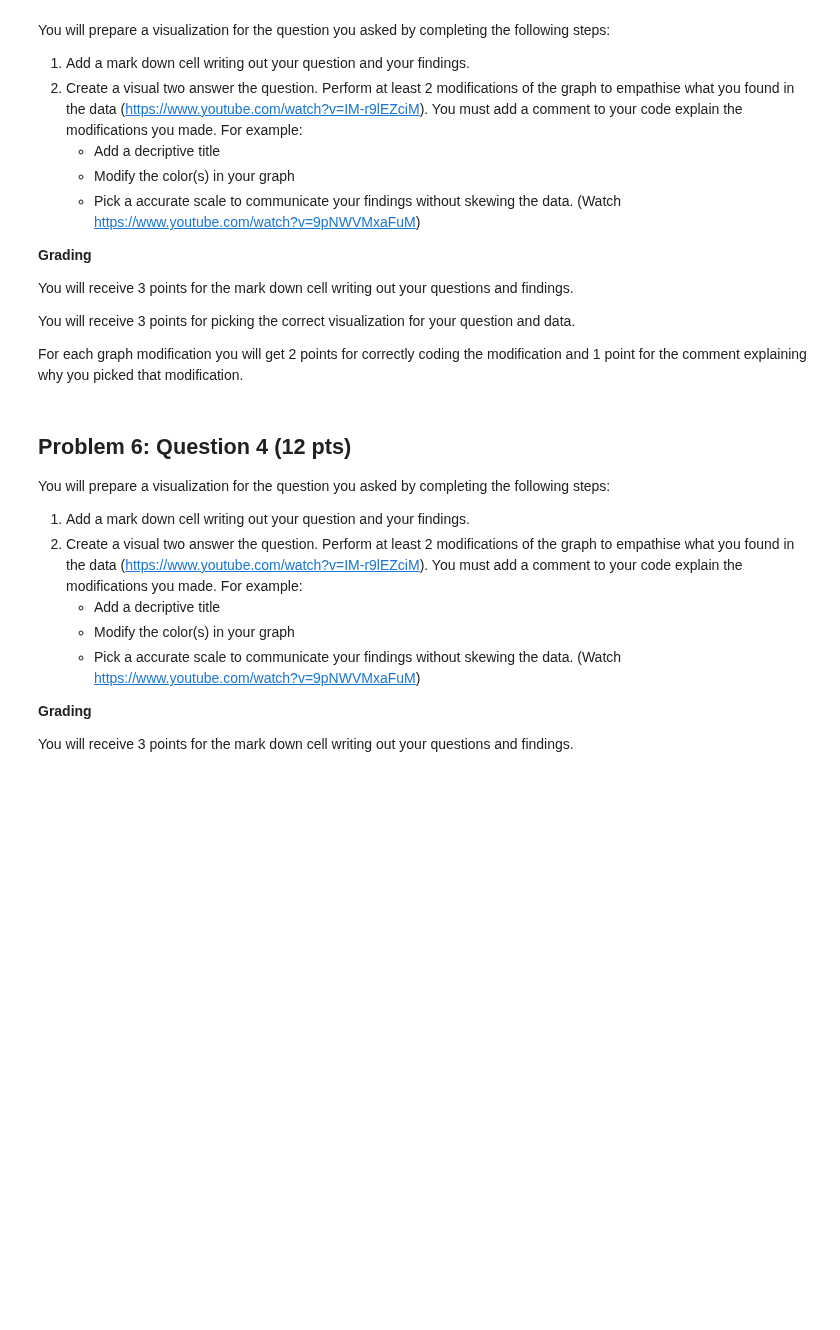
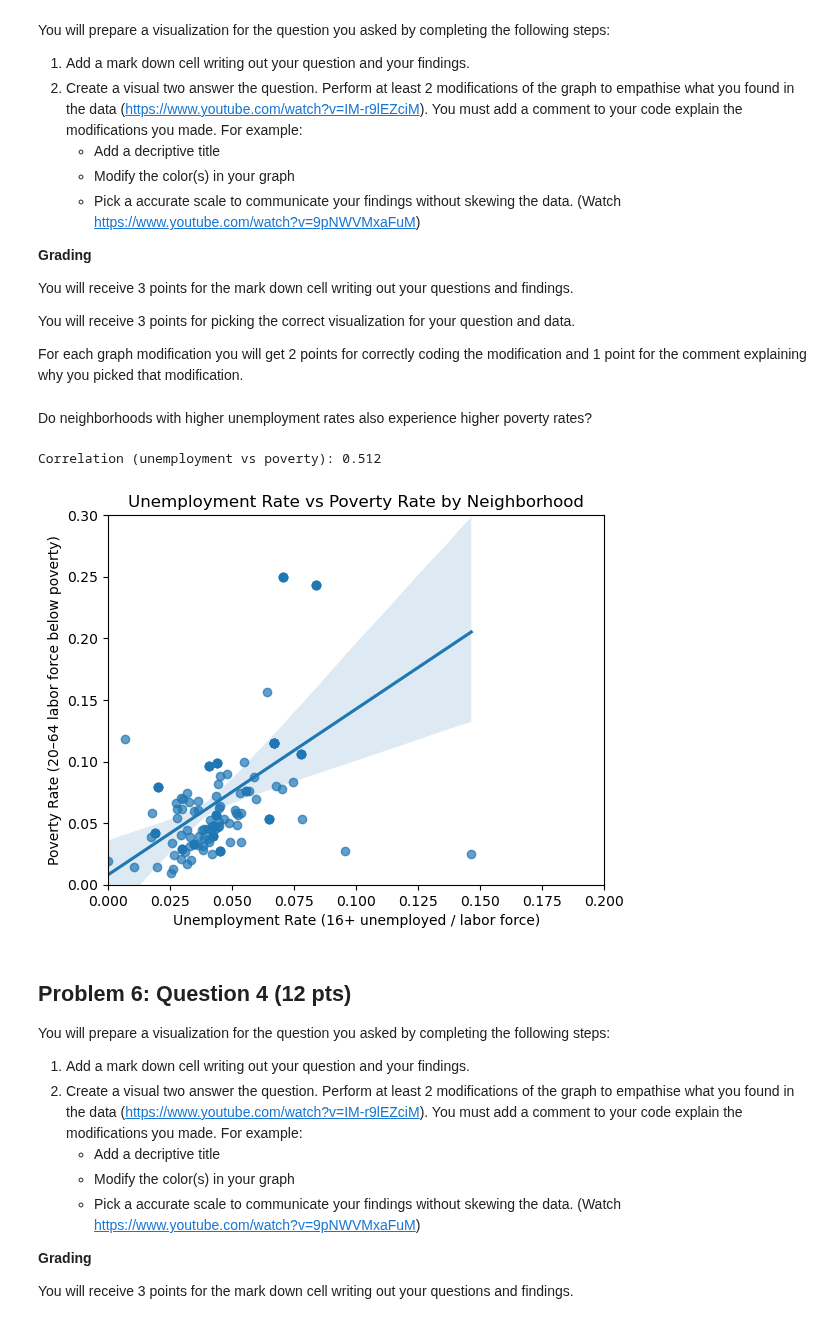
Before and after one commit to dmerced05/Daniel_AD450, a Jupyter notebook: week_9_viz_determ.ipynb, the cells around one changed output. Drawn from its saved outputs; the diff is of its cells as text; code cells hidden in the pictures; blank space fills up the shorter version.

```diff
--- a/week_9_viz_determ.ipynb
+++ b/week_9_viz_determ.ipynb
@@ -257,6 +475,30 @@ You will receive 3 points for the mark down cell writing out your questions and
 You will receive 3 points for picking the correct visualization for your question and data.
 
 For each graph modification you will get 2 points for correctly coding the modification and 1 point for the comment explaining why you picked that modification.
+# %% [markdown]
+Do neighborhoods with higher unemployment rates also experience higher poverty rates?
+# %%
+ax = sns.regplot(
+    data=merged_df,
+    x="Unemployment_Rate",
+    y="Poverty_Rate",
+    scatter_kws={"alpha": 0.7} # Transparency for overplotting
+)
+
+# Added descriptive titles
+ax.set_title("Unemployment Rate vs Poverty Rate by Neighborhood")
+ax.set_xlabel("Unemployment Rate (16+ unemployed / labor force)")
+ax.set_ylabel("Poverty Rate (20–64 labor force below poverty)")
+
+# Fixed the rates
+ax.set_xlim(0, 0.2)
+ax.set_ylim(0, 0.3)
+
+corr_val = merged_df["Unemployment_Rate"].corr(merged_df["Poverty_Rate"])
+print("Correlation (unemployment vs poverty):", round(corr_val, 3))
+# %% [output]
+Correlation (unemployment vs poverty): 0.512
+[figure, added]
 # %% [markdown]
 ## Problem 6: Question 4 (12 pts)
 
```
Also changed, not shown: parts of 24 cells of this notebook.
